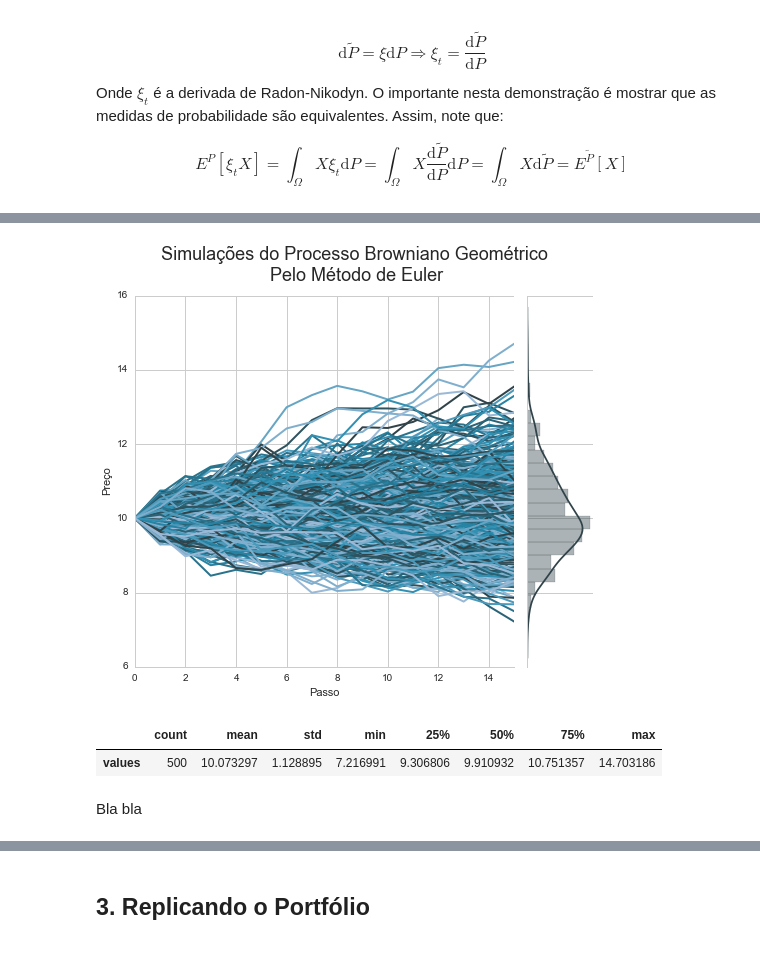
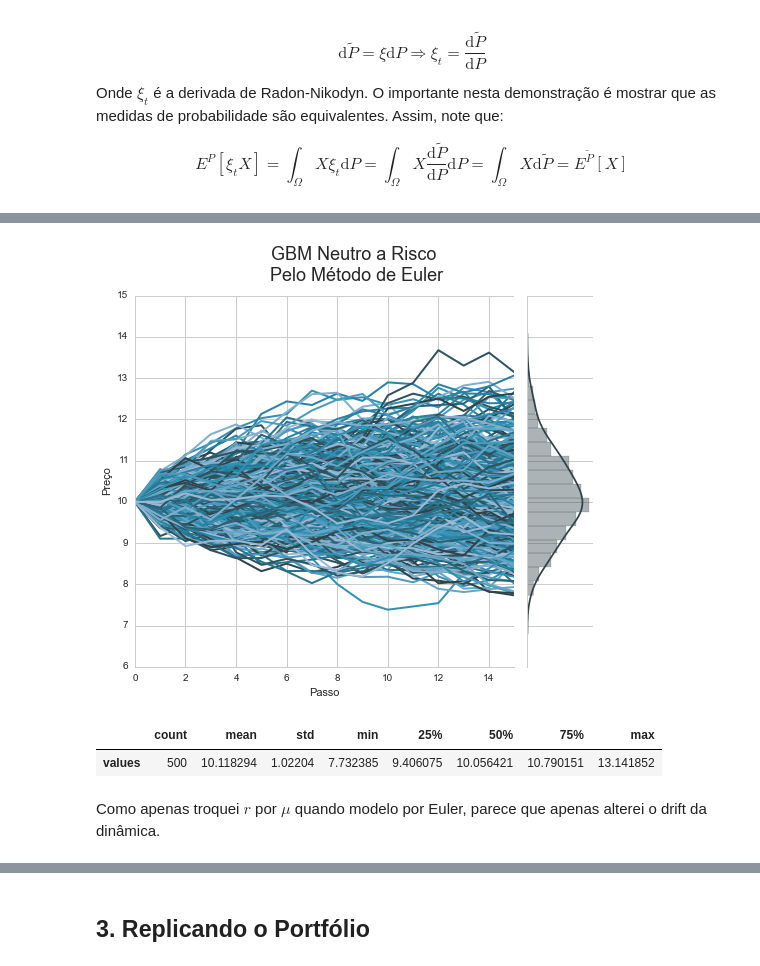
Before and after one commit to ucaiado/Replicating_Strategy, a Jupyter notebook: UiraCaiadoEx01.ipynb, the cells around one changed output, grey strips where cells are left out. Cells and saved outputs as stored; diff of their text form; code cells hidden in the pictures.

```diff
--- a/UiraCaiadoEx01.ipynb
+++ b/UiraCaiadoEx01.ipynb
@@ -637,11 +638,11 @@ class GBM_Risk_Neutral_By_Euler(GeometricBrownianMotion):
         return self.f_St
 # %%
 d_param = {"f_s0": 10.,  # estado inicial do ativo
-           "f_mu": 0.,  # media da dinamica
+           "f_mu": 0.12,  # media da dinamica
            "f_sigma": 0.15,  # desvio padrao da dinamica
            "f_time": 0.5,  # tempo decorrido na simulacao
            "f_steps": 15, # quantidade de passos dado entre a e f_time
-           "f_r": 0.01  # taxa de juros
+           "f_r": 0.02  # taxa de juros
            }
 df = do_simulations(GBM_Risk_Neutral_By_Euler, 500, **d_param)
 df.head()
@@ -657,10 +658,10 @@ Levou 0.04 segundos
 5 rows × 500 columns
 # %%
 plot_simulations(df,
-                 u"Simulações do Processo Browniano Geométrico\n Pelo Método de Euler",
+                 u"GBM Neutro a Risco\n Pelo Método de Euler",
                  d_param["f_steps"])
 # %% [output]
-[figure, old version]
+[figure, new version]
 # %%
 # mostra resumo estatistico do ultimo valor das simulacoes
 df_descr = pd.DataFrame(df.iloc[-1, :].describe()).T
@@ -668,9 +669,9 @@ df_descr.index = ["values"]
 df_descr
 # %% [output]
 |  | count | mean | std | min | 25% | 50% | 75% | max |
-| values | 500 | 10.073297 | 1.128895 | 7.216991 | 9.306806 | 9.910932 | 10.751357 | 14.703186 |
+| values | 500 | 10.118294 | 1.02204 | 7.732385 | 9.406075 | 10.056421 | 10.790151 | 13.141852 |
-# %% [markdown]
-Bla bla
+# %% [markdown]
+Como apenas troquei $r$ por $\mu$ quando modelo por Euler, parece que apenas alterei o drift da dinâmica.
 # %% [markdown]
 ### 3.4. Enfim, o apreçamento dos derivativos
 
```
Also changed, not shown: parts of 36 cells of this notebook.
